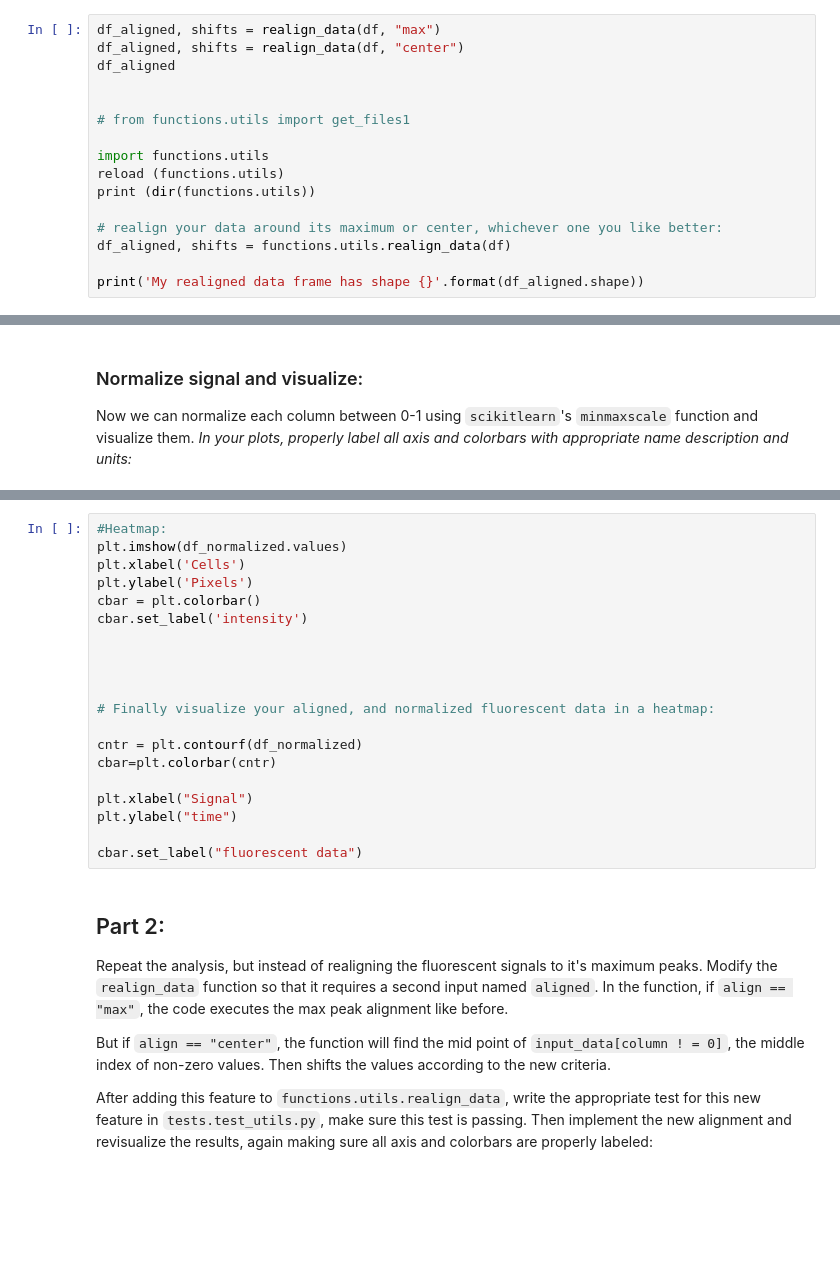
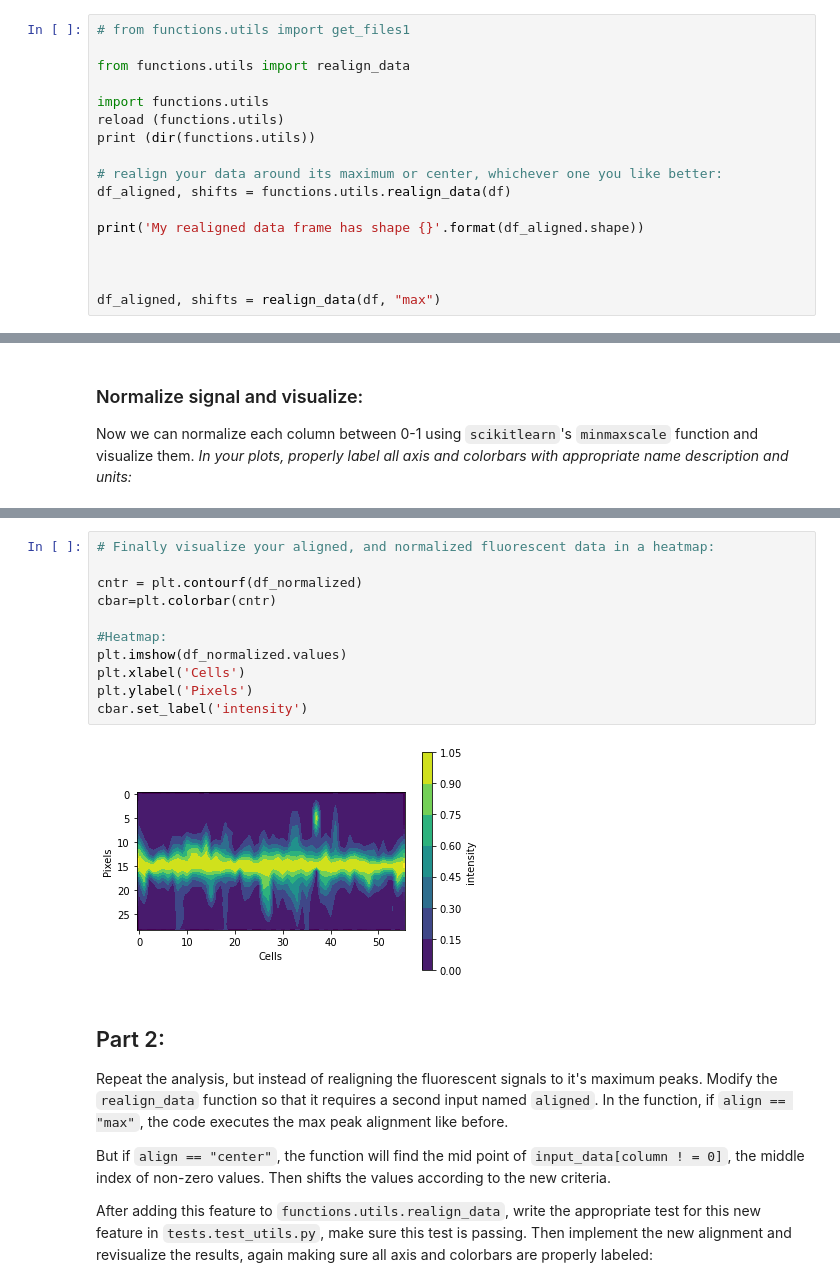
Before and after one commit to axiezai/wcm_datasci_basics_06images, a Jupyter notebook: assignment/process_csv.ipynb, the cells around one changed output, grey strips where cells are left out. Drawn from its saved outputs; the diff is of its cells as text; blank space fills up the shorter version.

```diff
--- a/assignment/process_csv.ipynb
+++ b/assignment/process_csv.ipynb
@@ -92,12 +94,9 @@ In `tests` folder, create a file named `test_utils.py` and add the following uni
 
 Use your terminal to test these functions with `pytest assignment/tests`. Once all your tests are passing, import the functions and use them in the following cells:
 # %%
-df_aligned, shifts = realign_data(df, "max")
-df_aligned, shifts = realign_data(df, "center")
-df_aligned
+# from functions.utils import get_files1
 
-
-# from functions.utils import get_files1
+from functions.utils import realign_data
 
 import functions.utils
 reload (functions.utils)
@@ -107,4 +106,8 @@ print (dir(functions.utils))
 df_aligned, shifts = functions.utils.realign_data(df)
 
 print('My realigned data frame has shape {}'.format(df_aligned.shape))
+
+
+
+df_aligned, shifts = realign_data(df, "max")
 # %% [output]
@@ -172,23 +201,16 @@ plt.plot(mean_signal)
 # %%
-#Heatmap:
-plt.imshow(df_normalized.values)
-plt.xlabel('Cells')
-plt.ylabel('Pixels')
-cbar = plt.colorbar()
-cbar.set_label('intensity')
-
-
-
-
 # Finally visualize your aligned, and normalized fluorescent data in a heatmap:
 
 cntr = plt.contourf(df_normalized)
 cbar=plt.colorbar(cntr)
 
-plt.xlabel("Signal")
-plt.ylabel("time")
-
-cbar.set_label("fluorescent data")
+#Heatmap:
+plt.imshow(df_normalized.values)
+plt.xlabel('Cells')
+plt.ylabel('Pixels')
+cbar.set_label('intensity')
+# %% [output]
+[figure, added]
 # %% [markdown]
 ## Part 2:
 
```
Also changed, not shown: parts of 11 cells of this notebook, 2 other files.
